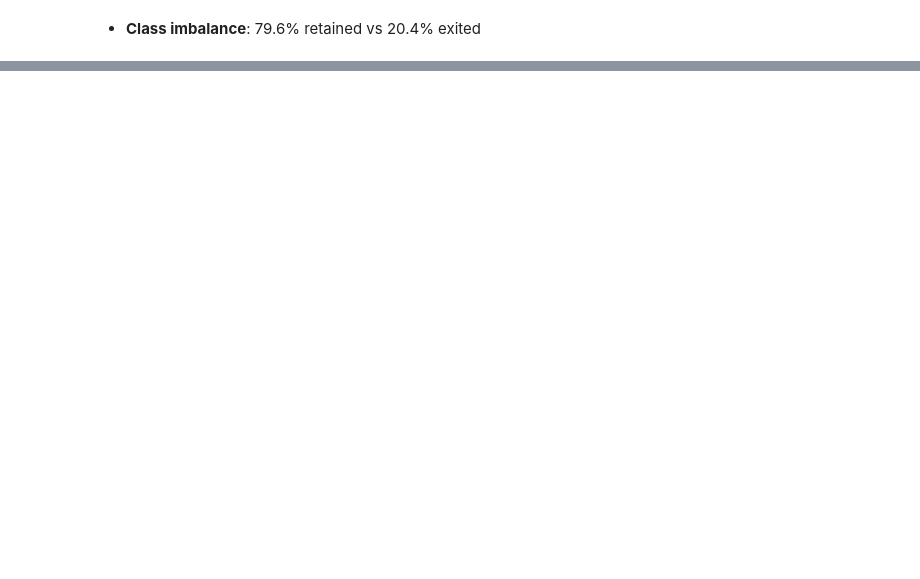
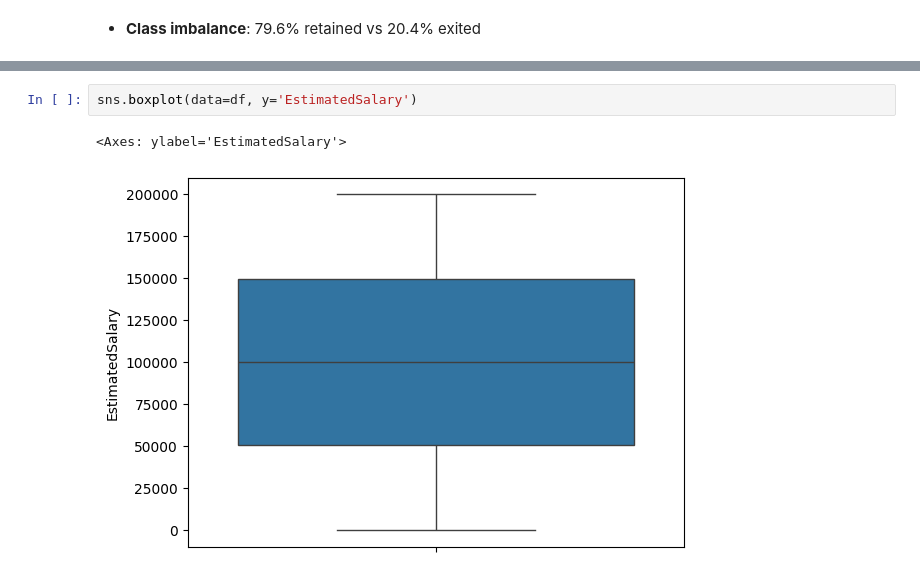
Before and after one commit to Over-Mind1/end-to-end-churn-project, a Jupyter notebook: Notebooks/EDA.ipynb, the cells around one changed output, grey strips where cells are left out. Drawn from its saved outputs; the diff is of its cells as text; blank space fills up the shorter version.

```diff
--- a/Notebooks/EDA.ipynb
+++ b/Notebooks/EDA.ipynb
@@ -105,0 +109,5 @@ Name: proportion, dtype: float64
+# %%
+sns.boxplot(data=df, y='EstimatedSalary')
+# %% [output]
+<Axes: ylabel='EstimatedSalary'>
+[figure, added]
```
Also changed, not shown: parts of 11 cells of this notebook, 4 other files.
